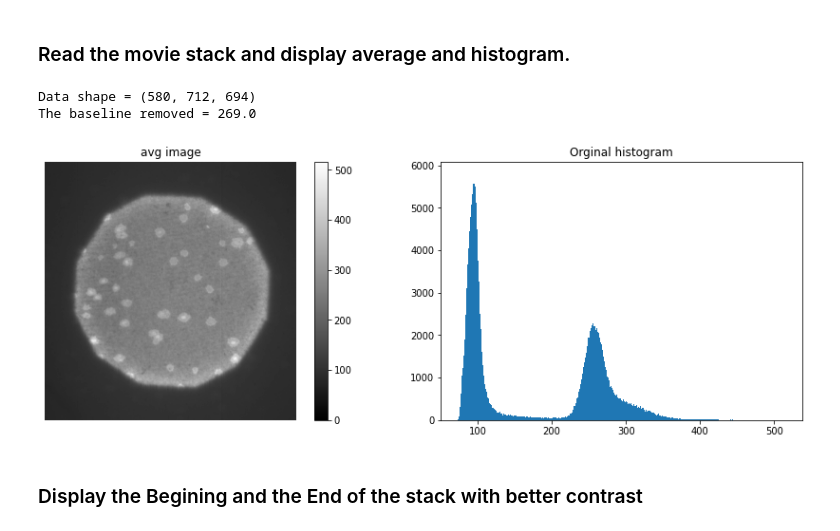
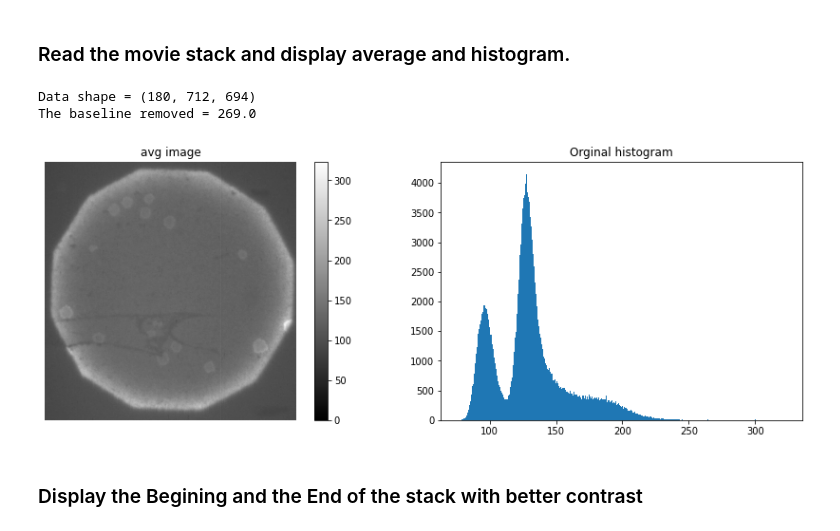
Before and after one commit to ahmed344/SLB_fluidity, a Jupyter notebook: continuous photobleaching.ipynb, the cells around one changed output. Cells and saved outputs as stored; diff of their text form; code cells hidden in the pictures.

```diff
--- a/continuous photobleaching.ipynb
+++ b/continuous photobleaching.ipynb
@@ -11,41 +13,52 @@ from slb import IntensityCurve
 # %% [markdown]
 ### Determine the directory and the movie
-# %%
-directory = 'data/20210928_BioAvidin_negative'
-movie = 'movie-600-fast2.tif'
+# %%
+# Names
+directory = 'data/20210928_BioAvidin_negative'
+stack     = 'movie-1200-1sec'
+
+# Parameters
+dt    = 0.1
+start = 7
 # %% [markdown]
 ### Read the movie stack and display average and histogram.
 # %%
-# Read the movie stack
-stack = io.imread(f"{directory}/{movie}")[20:, 180:-110, 160:-150].astype(np.float64)
+# Read the movie movie
+movie = io.imread(f"{directory}/data/{stack}.tif")[start:200, 180:-110, 160:-150].astype(np.float64)
 
-# Print the dimension of the stack
-print(f'Data shape = {stack.shape}')
+# Determin the ending frame
+end = start+movie.shape[0]
+
+# Print the dimension of the movie
+print(f'Data shape = {movie.shape}')
 
 # Remove the baseline
-print(f'The baseline removed = {stack.min()}')
-stack -= stack.min()
+print(f'The baseline removed = {movie.min()}')
+movie -= movie.min()
+
+# Save the movie
+imsave(f"{directory}/results/{stack}_{start}_{end}.tif", movie)
 
 # display the average and it's histogram
 plt.figure(figsize=(15,5))
 
 # Average the movie
-avg = np.mean(stack, axis=0)
+avg = np.mean(movie, axis=0)
 
 plt.subplot(121)
 plt.axis('off')
 plt.title('avg image')
 plt.imshow(avg, cmap = "gray", vmin=0)
 plt.colorbar();
 
 plt.subplot(122)
 plt.title('Orginal histogram')
 plt.hist(avg.ravel(), bins = 1000);
 #plt.xlim(300,800);
 # %% [output]
-Data shape = (580, 712, 694)
+Data shape = (180, 712, 694)
 The baseline removed = 269.0
-[figure, old version]
+[figure, new version]
 # %% [markdown]
 ### Display the Begining and the End of the stack with better contrast
 # %%
```
Also changed, not shown: parts of 5 cells of this notebook.
